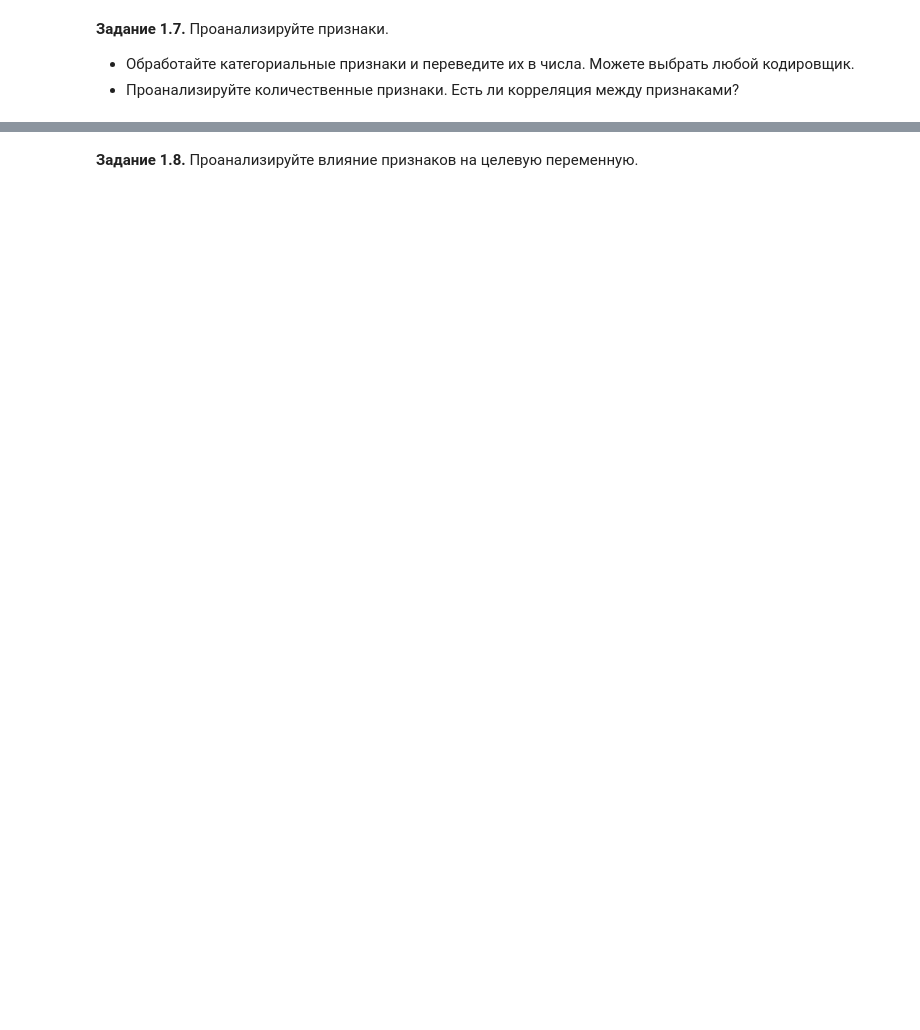
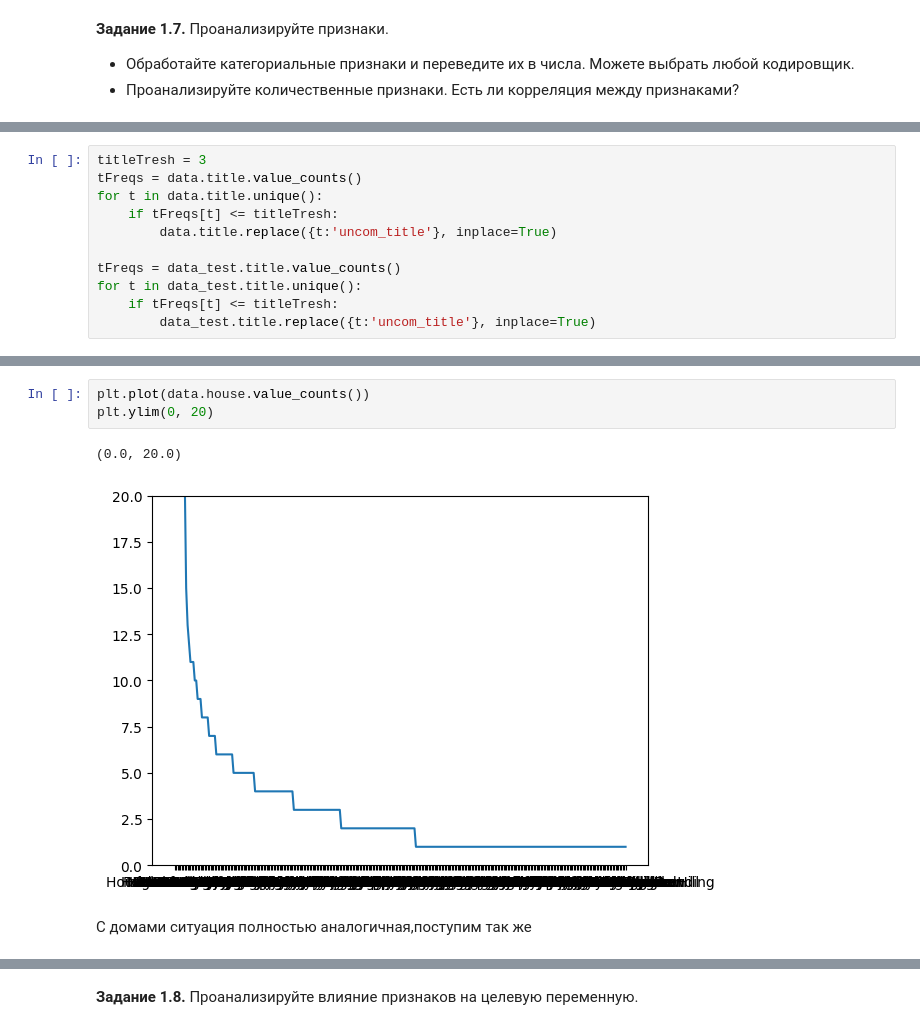
Before and after one commit to Voisan/ML-study, a Jupyter notebook: week_01_ml_intro/Homework/hw_1_game_of_thrones.ipynb, the cells around one changed output, grey strips where cells are left out. Cells and saved outputs as stored; diff of their text form; blank space fills up the shorter version.

```diff
--- a/week_01_ml_intro/Homework/hw_1_game_of_thrones.ipynb
+++ b/week_01_ml_intro/Homework/hw_1_game_of_thrones.ipynb
@@ -332,0 +399,11 @@ dtype: int64
+# %%
+titleTresh = 3
+tFreqs = data.title.value_counts()
+for t in data.title.unique():
+    if tFreqs[t] <= titleTresh:
+        data.title.replace({t:'uncom_title'}, inplace=True)
+
+tFreqs = data_test.title.value_counts()
+for t in data_test.title.unique():
+    if tFreqs[t] <= titleTresh:
+        data_test.title.replace({t:'uncom_title'}, inplace=True)
@@ -332,0 +423,8 @@ dtype: int64
+# %%
+plt.plot(data.house.value_counts())
+plt.ylim(0, 20)
+# %% [output]
+(0.0, 20.0)
+[figure, added]
+# %% [markdown]
+С домами ситуация полностью аналогичная,поступим так же
```
Also changed, not shown: parts of 51 cells of this notebook.
